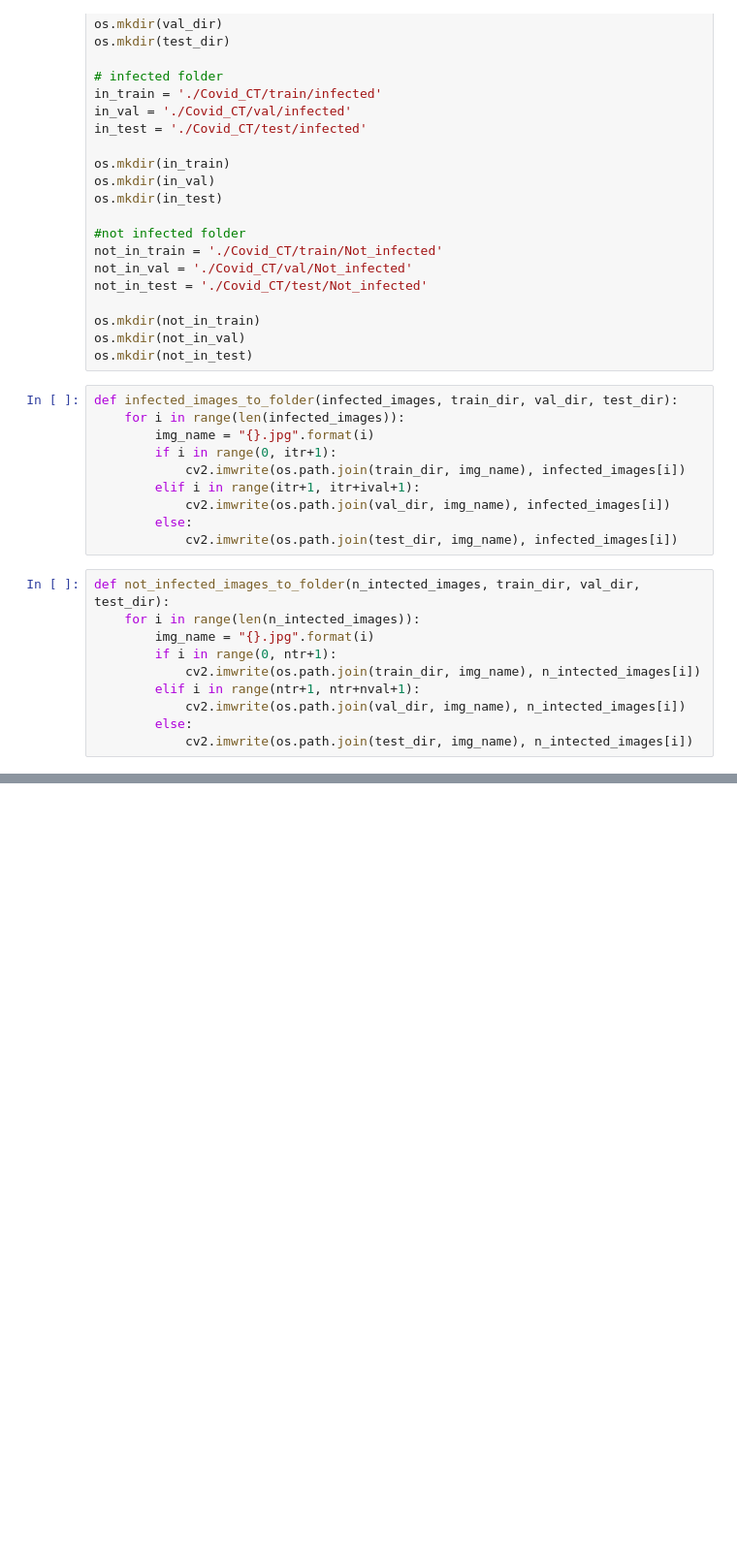
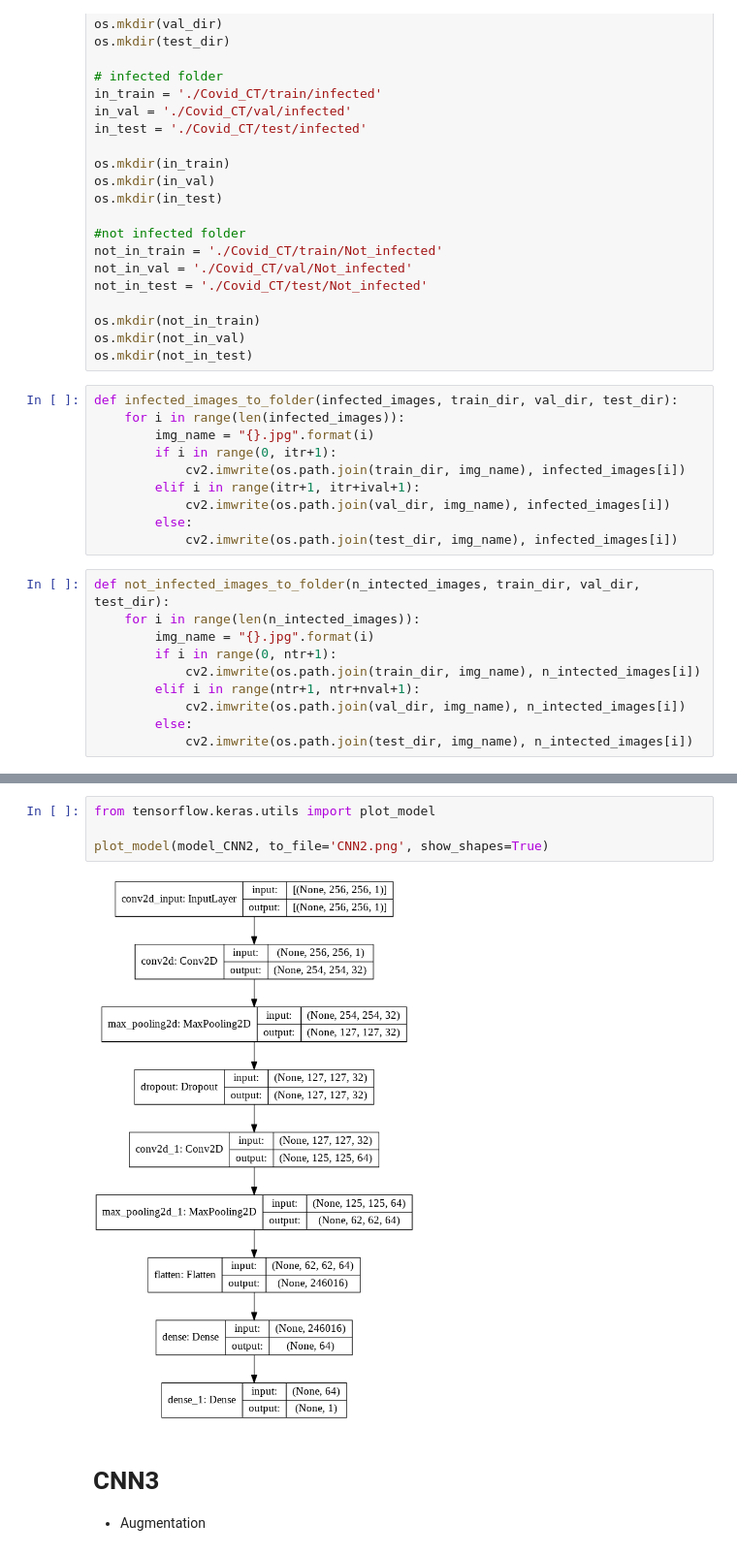
Before and after one commit to dujong/COVID_CT_Classification, a Jupyter notebook: COVID_CT_Image_Classification_2st.ipynb, the cells around one changed output, grey strips where cells are left out. Shown at 97% size. Drawn from its saved outputs; the diff is of its cells as text; blank space fills up the shorter version.

```diff
--- a/COVID_CT_Image_Classification_2st.ipynb
+++ b/COVID_CT_Image_Classification_2st.ipynb
@@ -214,0 +241,9 @@ plot_model(model, to_file='CNN1.png', show_shapes=True)
+# %%
+from tensorflow.keras.utils import plot_model
+
+plot_model(model_CNN2, to_file='CNN2.png', show_shapes=True)
+# %% [output]
+[figure, added]
+# %% [markdown]
+# CNN3
++ Augmentation
```
Also changed, not shown: parts of 32 cells of this notebook, 1 other file.
